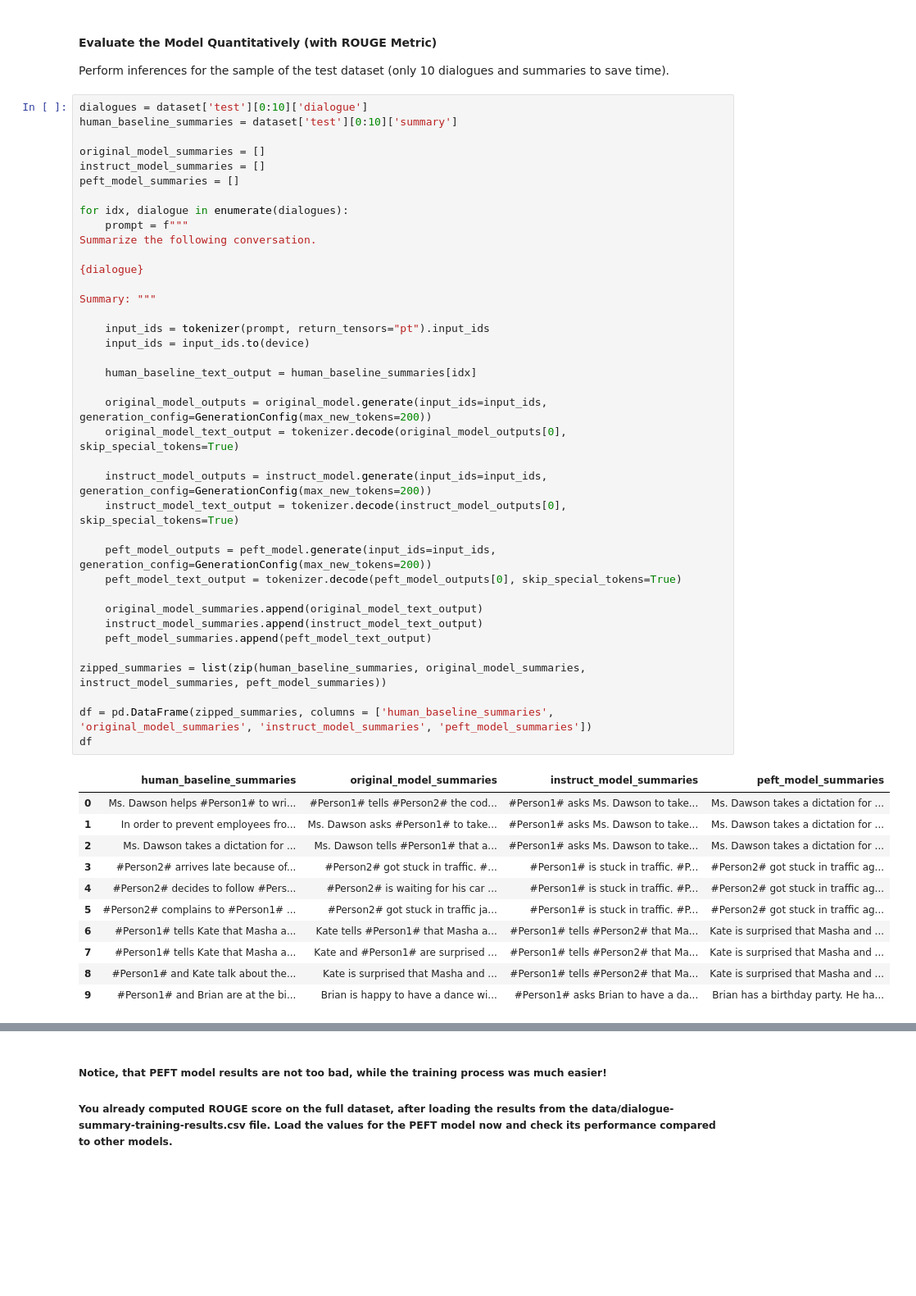
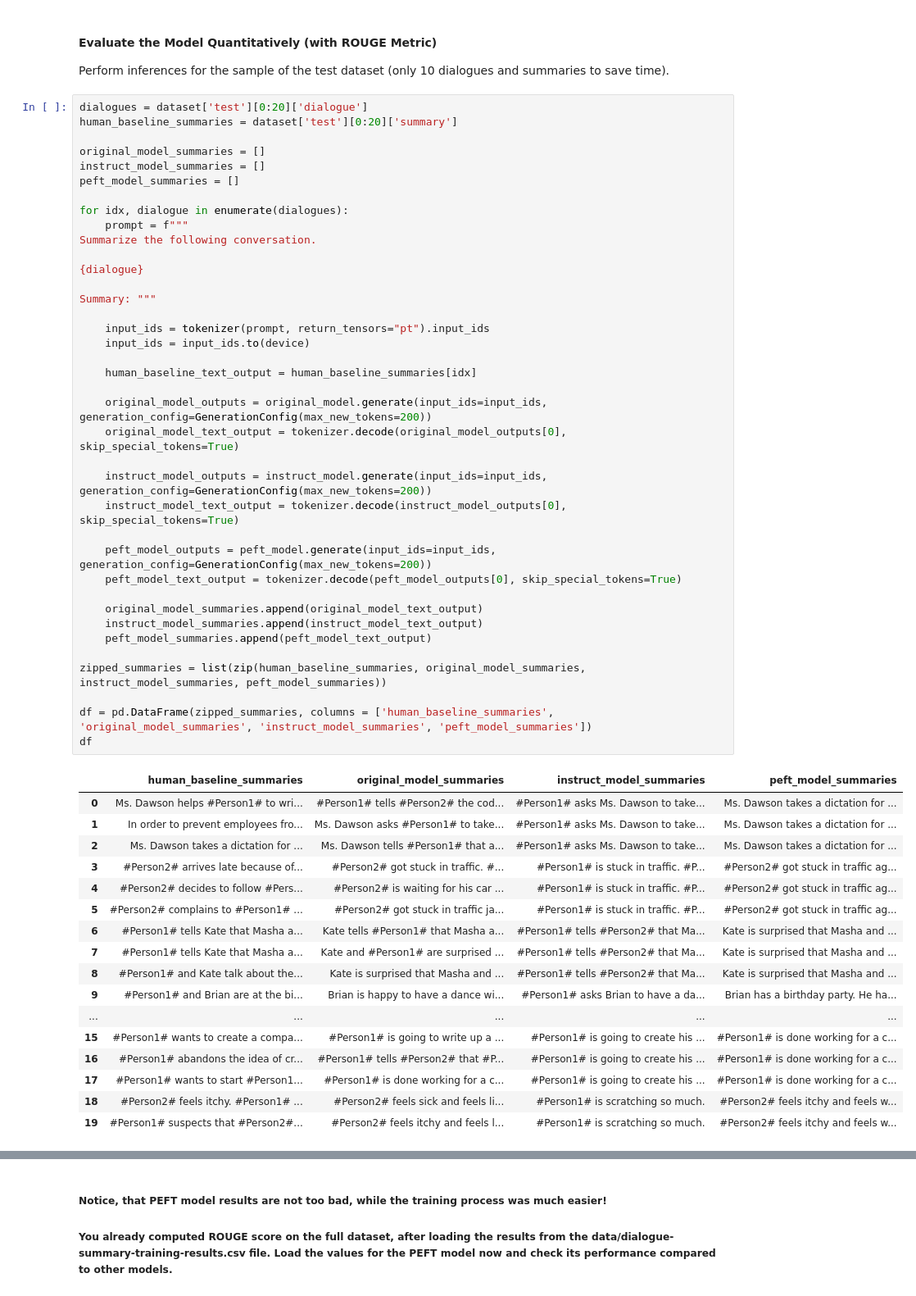
Before and after one commit to hwang2006/Generative-AI-with-LLMs, a Jupyter notebook: Lab_2_fine_tune_generative_ai_model.ipynb, the cells around one changed output, grey strips where cells are left out. Shown: that part at 82% size. Cells and saved outputs as stored; diff of their text form; blank space fills up the shorter version.

```diff
--- a/Lab_2_fine_tune_generative_ai_model.ipynb
+++ b/Lab_2_fine_tune_generative_ai_model.ipynb
@@ -657,8 +674,8 @@ PEFT MODEL: #Person1# recommends a painting program to #Person2#. #Person1# sugg
 #### Evaluate the Model Quantitatively (with ROUGE Metric)
 Perform inferences for the sample of the test dataset (only 10 dialogues and summaries to save time).
 # %%
-dialogues = dataset['test'][0:10]['dialogue']
-human_baseline_summaries = dataset['test'][0:10]['summary']
+dialogues = dataset['test'][0:20]['dialogue']
+human_baseline_summaries = dataset['test'][0:20]['summary']
 
 original_model_summaries = []
 instruct_model_summaries = []
@@ -679,33 +696,39 @@ Summary: """
 
     original_model_outputs = original_model.generate(input_ids=input_ids, generation_config=GenerationConfig(max_new_tokens=200))
     original_model_text_output = tokenizer.decode(original_model_outputs[0], skip_special_tokens=True)
 
     instruct_model_outputs = instruct_model.generate(input_ids=input_ids, generation_config=GenerationConfig(max_new_tokens=200))
     instruct_model_text_output = tokenizer.decode(instruct_model_outputs[0], skip_special_tokens=True)
 
     peft_model_outputs = peft_model.generate(input_ids=input_ids, generation_config=GenerationConfig(max_new_tokens=200))
     peft_model_text_output = tokenizer.decode(peft_model_outputs[0], skip_special_tokens=True)
 
     original_model_summaries.append(original_model_text_output)
     instruct_model_summaries.append(instruct_model_text_output)
     peft_model_summaries.append(peft_model_text_output)
 
 zipped_summaries = list(zip(human_baseline_summaries, original_model_summaries, instruct_model_summaries, peft_model_summaries))
 
 df = pd.DataFrame(zipped_summaries, columns = ['human_baseline_summaries', 'original_model_summaries', 'instruct_model_summaries', 'peft_model_summaries'])
 df
 # %% [output]
 |  | human_baseline_summaries | original_model_summaries | instruct_model_summaries | peft_model_summaries |
 | 0 | Ms. Dawson helps #Person1# to wri... | #Person1# tells #Person2# the cod... | #Person1# asks Ms. Dawson to take... | Ms. Dawson takes a dictation for ... |
 | 1 | In order to prevent employees fro... | Ms. Dawson asks #Person1# to take... | #Person1# asks Ms. Dawson to take... | Ms. Dawson takes a dictation for ... |
 | 2 | Ms. Dawson takes a dictation for ... | Ms. Dawson tells #Person1# that a... | #Person1# asks Ms. Dawson to take... | Ms. Dawson takes a dictation for ... |
 | 3 | #Person2# arrives late because of... | #Person2# got stuck in traffic. #... | #Person1# is stuck in traffic. #P... | #Person2# got stuck in traffic ag... |
 | 4 | #Person2# decides to follow #Pers... | #Person2# is waiting for his car ... | #Person1# is stuck in traffic. #P... | #Person2# got stuck in traffic ag... |
 | 5 | #Person2# complains to #Person1# ... | #Person2# got stuck in traffic ja... | #Person1# is stuck in traffic. #P... | #Person2# got stuck in traffic ag... |
 | 6 | #Person1# tells Kate that Masha a... | Kate tells #Person1# that Masha a... | #Person1# tells #Person2# that Ma... | Kate is surprised that Masha and ... |
 | 7 | #Person1# tells Kate that Masha a... | Kate and #Person1# are surprised ... | #Person1# tells #Person2# that Ma... | Kate is surprised that Masha and ... |
 | 8 | #Person1# and Kate talk about the... | Kate is surprised that Masha and ... | #Person1# tells #Person2# that Ma... | Kate is surprised that Masha and ... |
 | 9 | #Person1# and Brian are at the bi... | Brian is happy to have a dance wi... | #Person1# asks Brian to have a da... | Brian has a birthday party. He ha... |
+| ... | ... | ... | ... | ... |
+| 15 | #Person1# wants to create a compa... | #Person1# is going to write up a ... | #Person1# is going to create his ... | #Person1# is done working for a c... |
+| 16 | #Person1# abandons the idea of cr... | #Person1# tells #Person2# that #P... | #Person1# is going to create his ... | #Person1# is done working for a c... |
+| 17 | #Person1# wants to start #Person1... | #Person1# is done working for a c... | #Person1# is going to create his ... | #Person1# is done working for a c... |
+| 18 | #Person2# feels itchy. #Person1# ... | #Person2# feels sick and feels li... | #Person1# is scratching so much. | #Person2# feels itchy and feels w... |
+| 19 | #Person1# suspects that #Person2#... | #Person2# feels itchy and feels l... | #Person1# is scratching so much. | #Person2# feels itchy and feels w... |
 # %%
 rouge = evaluate.load('rouge')
 
```
Also changed, not shown: parts of 12 cells of this notebook.
